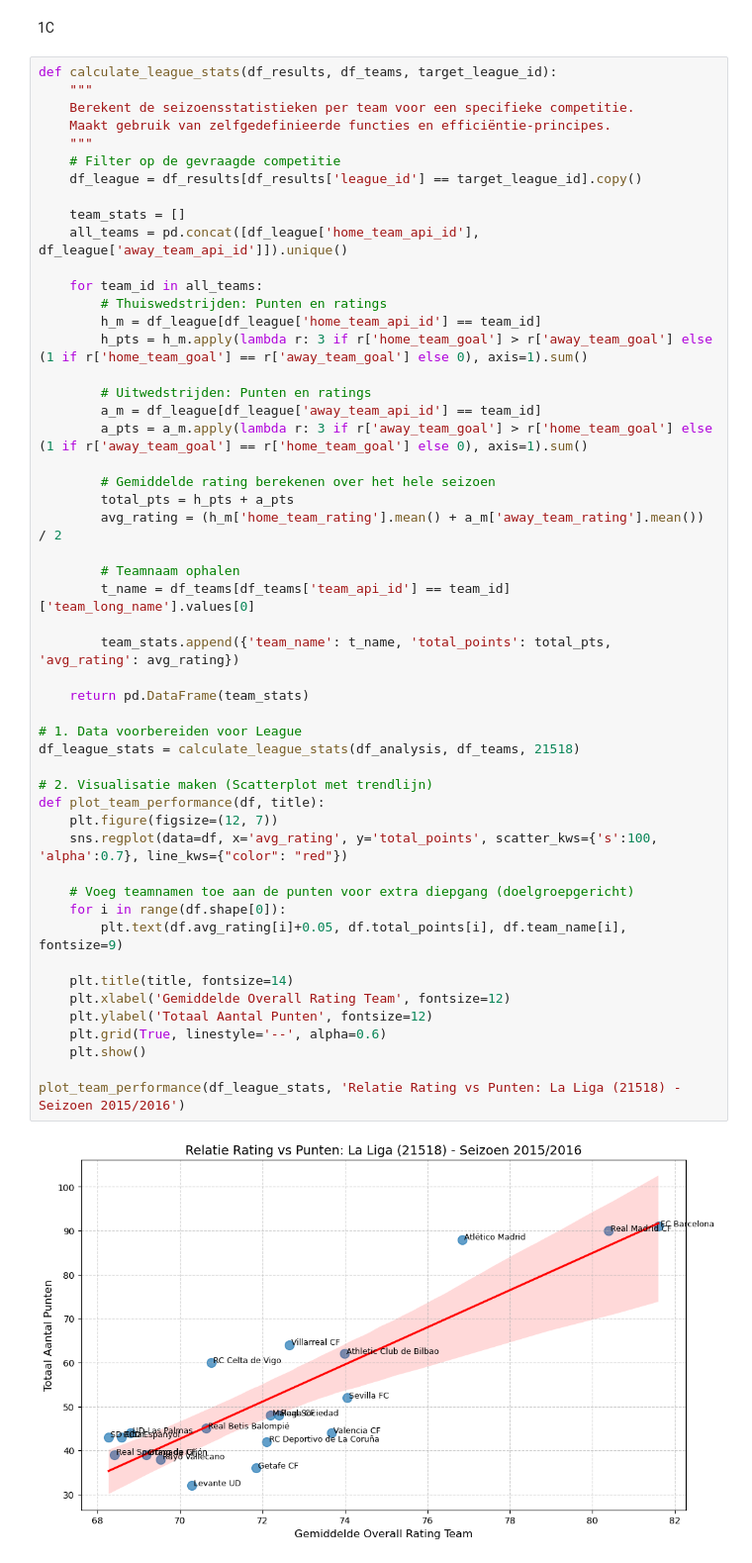
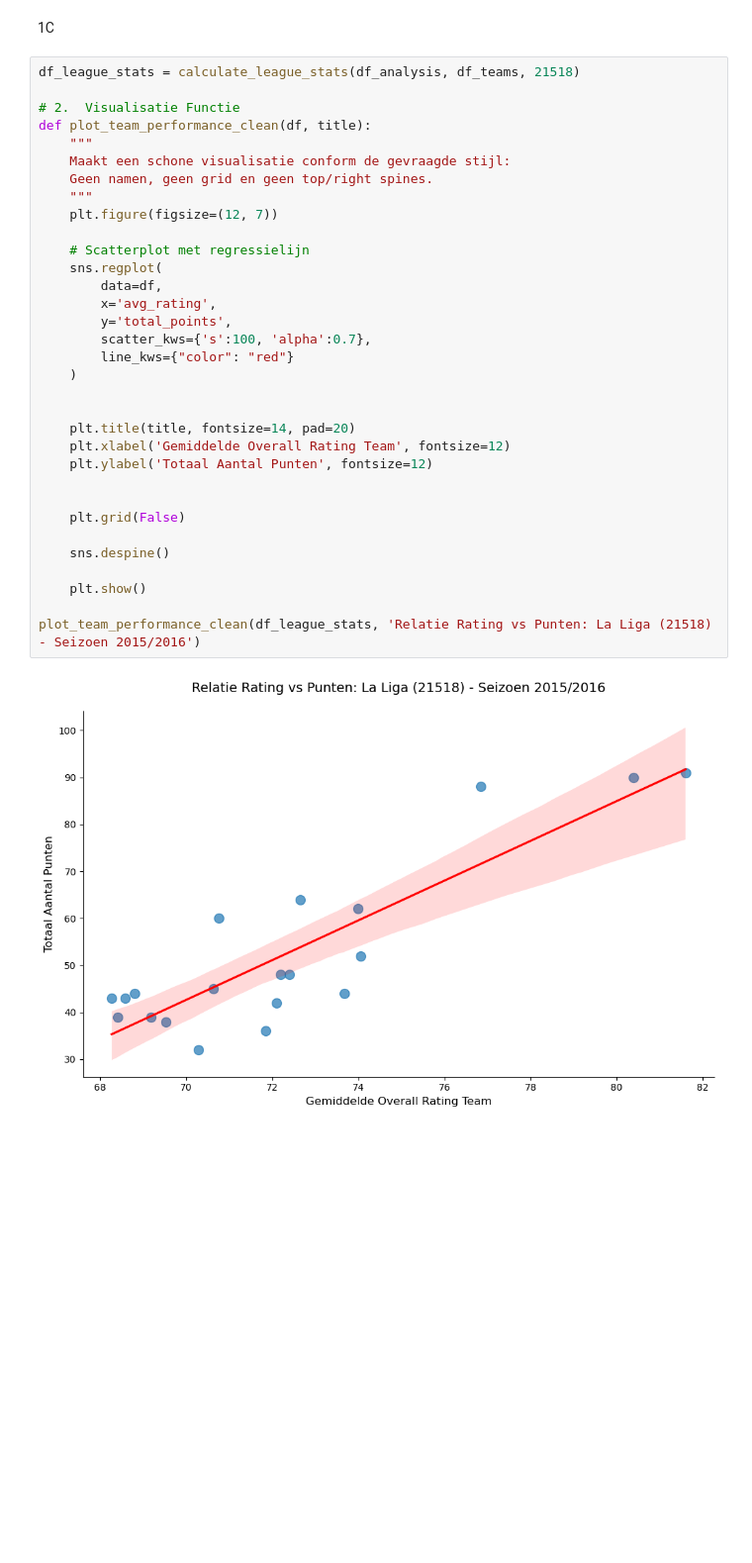
Before and after one commit to ShaliniBekaroe/Datalab_semester2_Groep1, a Jupyter notebook: notebook/data_mining.ipynb, the cells around one changed output. Shown at 99% size. Saved outputs shown, nothing was run; the diff lists cells and outputs as text; blank space fills up the shorter version.

```diff
--- a/notebook/data_mining.ipynb
+++ b/notebook/data_mining.ipynb
@@ -291,55 +291,37 @@ De resultaten zijn opgeslagen in het nieuwe dataframe df_full_analysis, waarmee
 # %% [markdown]
 1C
 # %%
-def calculate_league_stats(df_results, df_teams, target_league_id):
-    """
-    Berekent de seizoensstatistieken per team voor een specifieke competitie.
-    Maakt gebruik van zelfgedefinieerde functies en efficiëntie-principes.
-    """
-    # Filter op de gevraagde competitie
-    df_league = df_results[df_results['league_id'] == target_league_id].copy()
-
-    team_stats = []
-    all_teams = pd.concat([df_league['home_team_api_id'], df_league['away_team_api_id']]).unique()
-
-    for team_id in all_teams:
-        # Thuiswedstrijden: Punten en ratings
-        h_m = df_league[df_league['home_team_api_id'] == team_id]
-        h_pts = h_m.apply(lambda r: 3 if r['home_team_goal'] > r['away_team_goal'] else (1 if r['home_team_goal'] == r['away_team_goal'] else 0), axis=1).sum()
-
-        # Uitwedstrijden: Punten en ratings
-        a_m = df_league[df_league['away_team_api_id'] == team_id]
-        a_pts = a_m.apply(lambda r: 3 if r['away_team_goal'] > r['home_team_goal'] else (1 if r['away_team_goal'] == r['home_team_goal'] else 0), axis=1).sum()
-
-        # Gemiddelde rating berekenen over het hele seizoen
-        total_pts = h_pts + a_pts
-        avg_rating = (h_m['home_team_rating'].mean() + a_m['away_team_rating'].mean()) / 2
-
-        # Teamnaam ophalen
-        t_name = df_teams[df_teams['team_api_id'] == team_id]['team_long_name'].values[0]
-
-        team_stats.append({'team_name': t_name, 'total_points': total_pts, 'avg_rating': avg_rating})
-
-    return pd.DataFrame(team_stats)
-
-# 1. Data voorbereiden voor League
 df_league_stats = calculate_league_stats(df_analysis, df_teams, 21518)
 
-# 2. Visualisatie maken (Scatterplot met trendlijn)
-def plot_team_performance(df, title):
+# 2.  Visualisatie Functie
+def plot_team_performance_clean(df, title):
+    """
+    Maakt een schone visualisatie conform de gevraagde stijl:
+    Geen namen, geen grid en geen top/right spines.
+    """
     plt.figure(figsize=(12, 7))
-    sns.regplot(data=df, x='avg_rating', y='total_points', scatter_kws={'s':100, 'alpha':0.7}, line_kws={"color": "red"})
 
-    # Voeg teamnamen toe aan de punten voor extra diepgang (doelgroepgericht)
-    for i in range(df.shape[0]):
-        plt.text(df.avg_rating[i]+0.05, df.total_points[i], df.team_name[i], fontsize=9)
+    # Scatterplot met regressielijn
+    sns.regplot(
+        data=df,
+        x='avg_rating',
+        y='total_points',
+        scatter_kws={'s':100, 'alpha':0.7},
+        line_kws={"color": "red"}
+    )
 
-    plt.title(title, fontsize=14)
+
+    plt.title(title, fontsize=14, pad=20)
     plt.xlabel('Gemiddelde Overall Rating Team', fontsize=12)
     plt.ylabel('Totaal Aantal Punten', fontsize=12)
-    plt.grid(True, linestyle='--', alpha=0.6)
+
+
+    plt.grid(False)
+
+    sns.despine()
+
     plt.show()
 
-plot_team_performance(df_league_stats, 'Relatie Rating vs Punten: La Liga (21518) - Seizoen 2015/2016')
+plot_team_performance_clean(df_league_stats, 'Relatie Rating vs Punten: La Liga (21518) - Seizoen 2015/2016')
 # %% [output]
-[figure, old version]
+[figure, new version]
```
Also changed, not shown: parts of 1 cell of this notebook.
